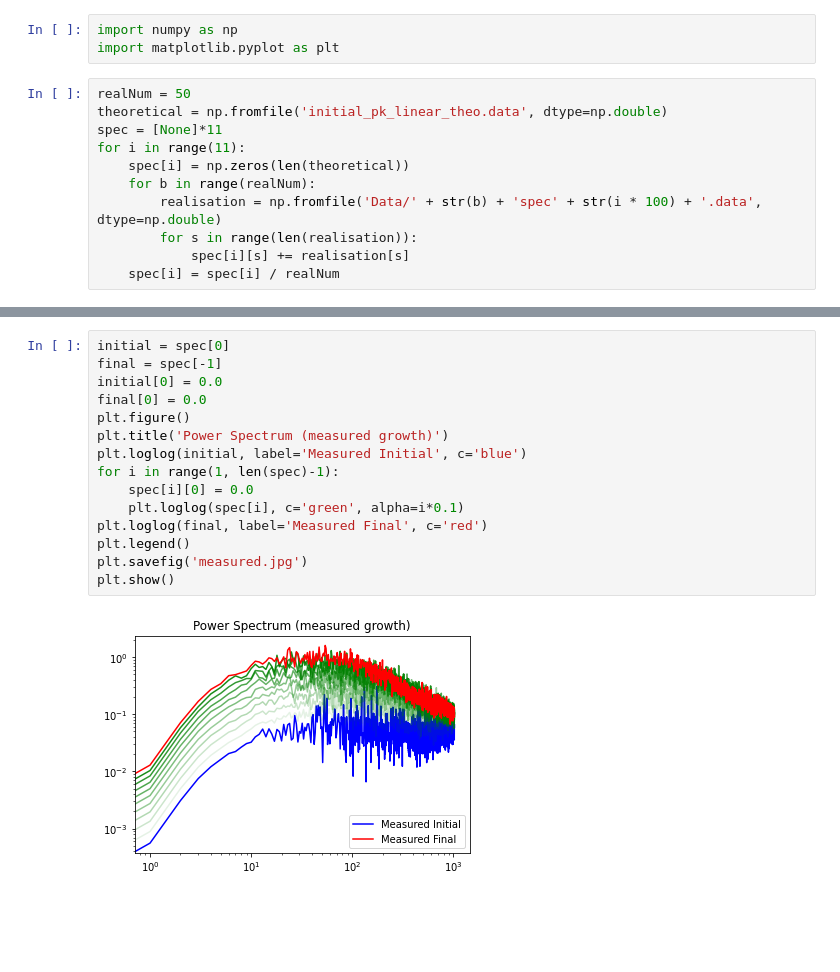
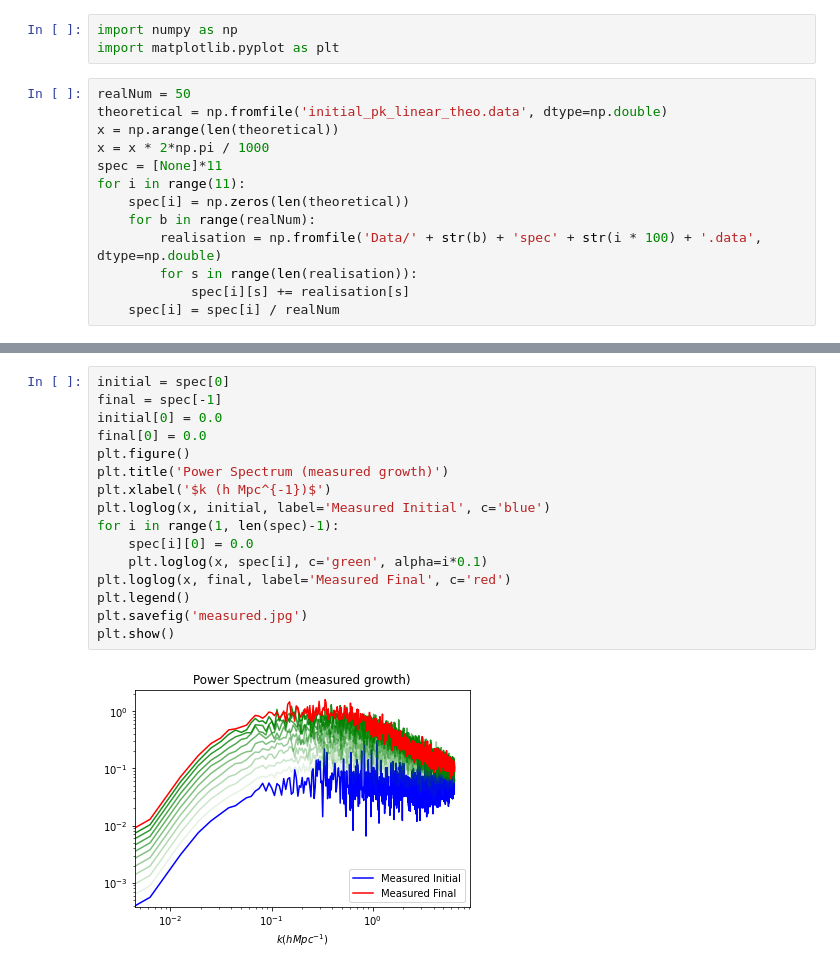
Before and after one commit to carle13/NumericalMethods2, a Jupyter notebook: SessionFinalParallel/graphs.ipynb, the cells around one changed output, grey strips where cells are left out. Saved outputs shown, nothing was run; the diff lists cells and outputs as text; blank space fills up the shorter version.

Commit message:
graphs

```diff
--- a/SessionFinalParallel/graphs.ipynb
+++ b/SessionFinalParallel/graphs.ipynb
@@ -4,6 +4,8 @@ import matplotlib.pyplot as plt
 # %%
 realNum = 50
 theoretical = np.fromfile('initial_pk_linear_theo.data', dtype=np.double)
+x = np.arange(len(theoretical))
+x = x * 2*np.pi / 1000
 spec = [None]*11
 for i in range(11):
 	spec[i] = np.zeros(len(theoretical))
@@ -47,20 +22,21 @@ plt.show()
 # %%
 initial = spec[0]
 final = spec[-1]
 initial[0] = 0.0
 final[0] = 0.0
 plt.figure()
 plt.title('Power Spectrum (measured growth)')
-plt.loglog(initial, label='Measured Initial', c='blue')
+plt.xlabel('$k (h Mpc^{-1})$')
+plt.loglog(x, initial, label='Measured Initial', c='blue')
 for i in range(1, len(spec)-1):
 	spec[i][0] = 0.0
-	plt.loglog(spec[i], c='green', alpha=i*0.1)
-plt.loglog(final, label='Measured Final', c='red')
+	plt.loglog(x, spec[i], c='green', alpha=i*0.1)
+plt.loglog(x, final, label='Measured Final', c='red')
 plt.legend()
 plt.savefig('measured.jpg')
 plt.show()
 # %% [output]
-[figure, old version]
+[figure, new version]
 # %%
 plt.figure()
 plt.title('Power Spectrum (theoretical growth)')
```
Also changed, not shown: parts of 4 cells of this notebook, 2 other files.
